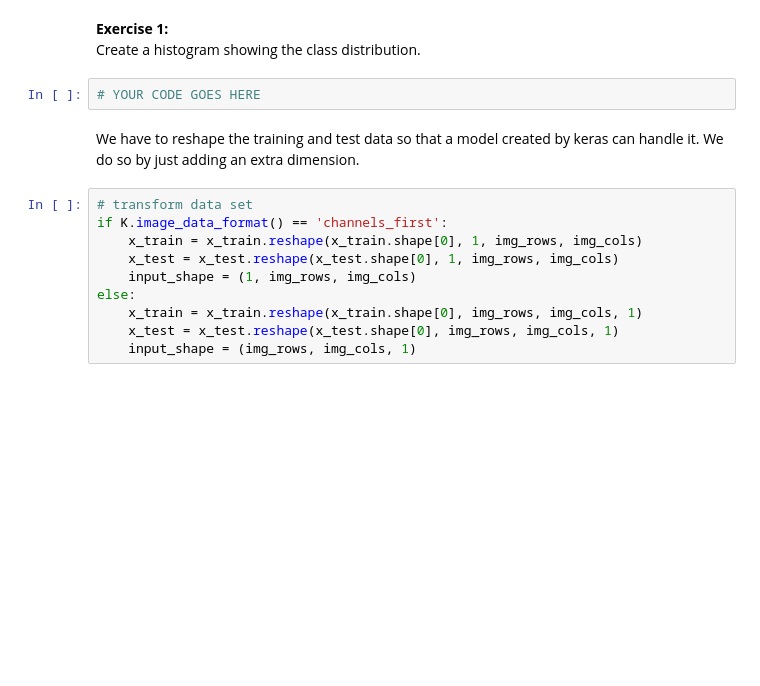
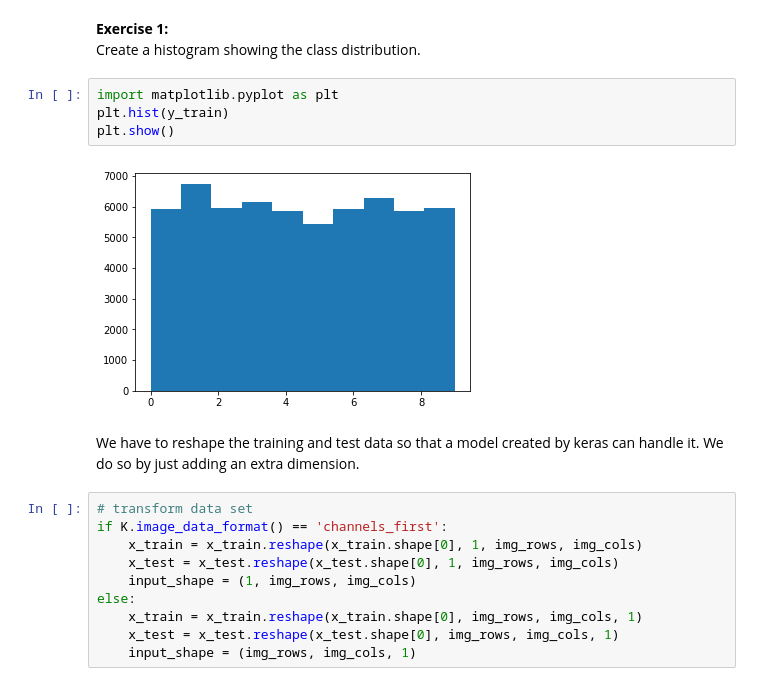
Before and after one commit to WGierke/master_programme, a Jupyter notebook: Intelligent_Data_Analysis_2/Exercise2/NeuralNets_ConvNet.ipynb, the cells around one changed output. Drawn from its saved outputs; the diff is of its cells as text; blank space fills up the shorter version.

```diff
--- a/Intelligent_Data_Analysis_2/Exercise2/NeuralNets_ConvNet.ipynb
+++ b/Intelligent_Data_Analysis_2/Exercise2/NeuralNets_ConvNet.ipynb
@@ -53,8 +60,12 @@ print('number of train images: ' + str(len(x_train)))
 # %% [markdown]
 <b>Exercise 1:</b>
 Create a histogram showing the class distribution.
-# %%
-# YOUR CODE GOES HERE
+# %%
+import matplotlib.pyplot as plt
+plt.hist(y_train)
+plt.show()
+# %% [output]
+[figure, added]
 # %% [markdown]
 We have to reshape the training and test data so that a model created by keras can handle it. We do so by just adding an extra dimension.
 # %%
```
Also changed, not shown: parts of 17 cells of this notebook, 1 other file.
